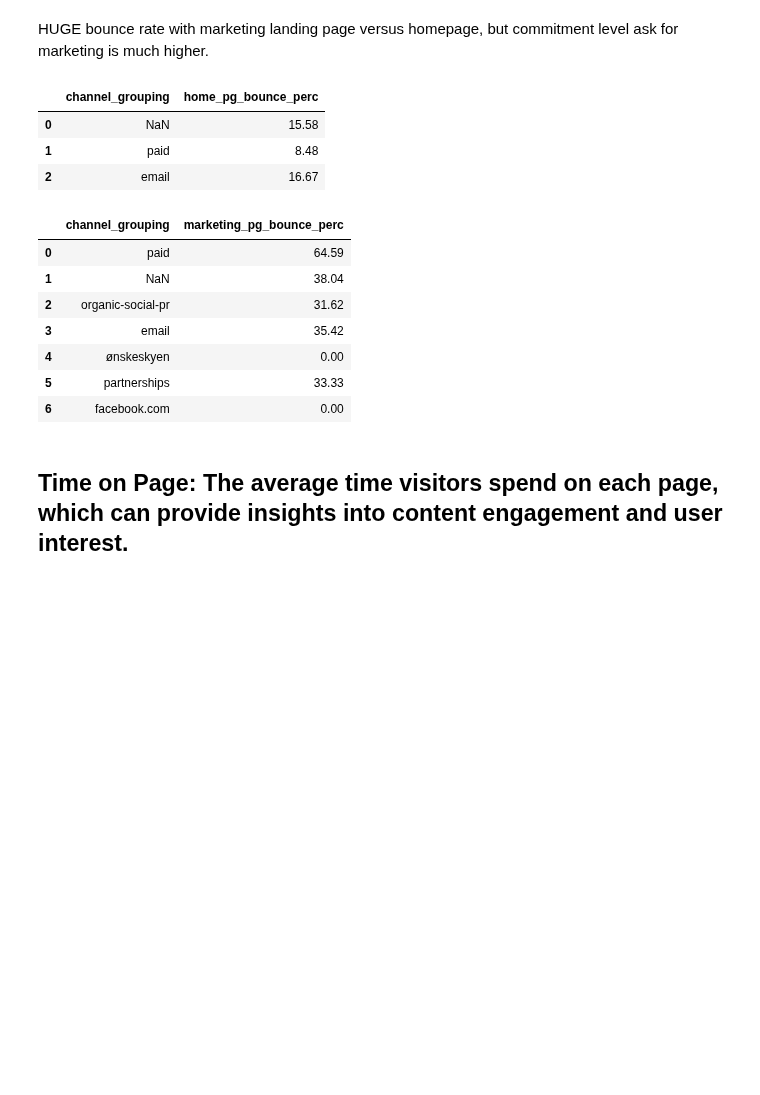
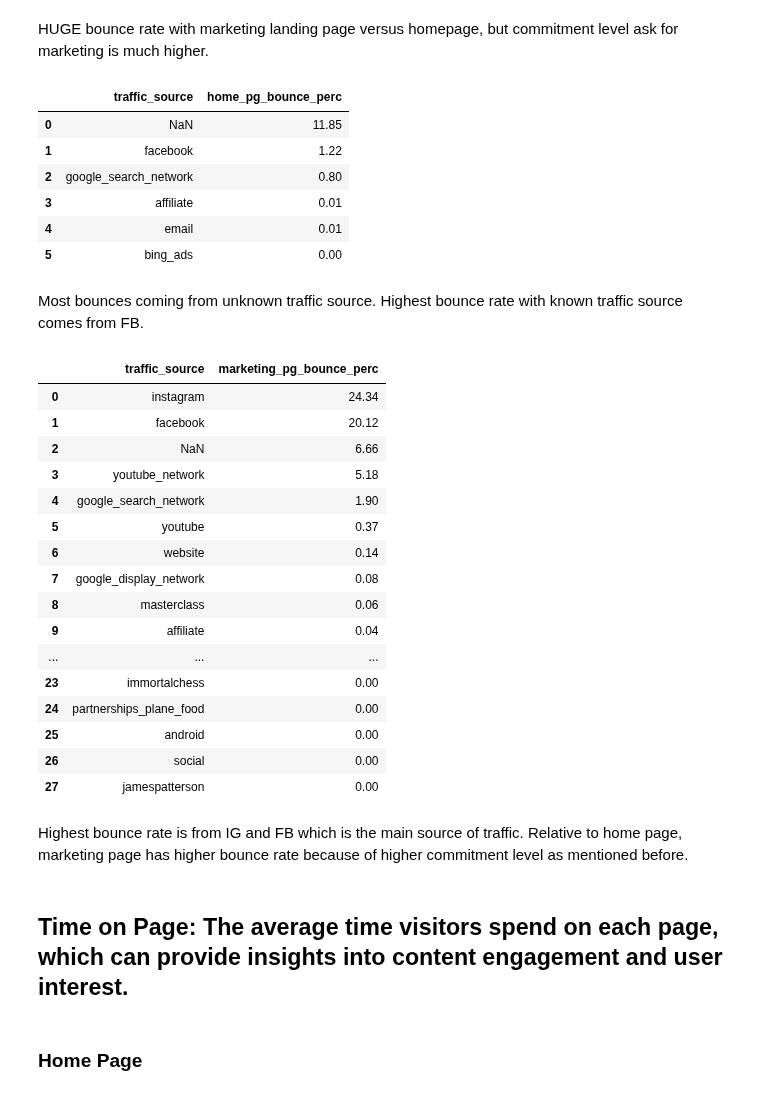
Before and after one commit to mindyng/2023-Business-Projects, a Jupyter notebook: masterclass-user-behavior-analysis-v2.ipynb, the cells around one changed output. Saved outputs shown, nothing was run; the diff lists cells and outputs as text; code cells hidden in the pictures; blank space fills up the shorter version.

Commit message:
Kaggle Notebook | Masterclass User Behavior Analysis v2 | Version 9

```diff
--- a/masterclass-user-behavior-analysis-v2.ipynb
+++ b/masterclass-user-behavior-analysis-v2.ipynb
@@ -1403,11 +1403,12 @@ duckdb.query(query).df()
 # %% [markdown]
 HUGE bounce rate with marketing landing page versus homepage, but commitment level ask for marketing is much higher.
 # %%
-# by channel group
+# by traffic source to get more granular point of view
 
 query = """
 with pg_home as (
 select anonymous_id
+, traffic_source
 , channel_grouping
 from pages
 where name = 'Home'
@@ -1440,27 +1441,34 @@ from purchase_click
 qualify row_number() over (partition by anonymous_id order by received_at) = 1
 )
 
-select channel_grouping
-, round(SUM(case when h_click.anonymous_id IS NULL THEN 1 ELSE 0 END)/count(*) * 100, 2) as home_pg_bounce_perc
+select traffic_source
+, round(SUM(case when h_click.anonymous_id IS NULL THEN 1 ELSE 0 END)/(select count(*) from pg_home) * 100, 2) as home_pg_bounce_perc
 from pg_home
 left join
 h_click
 on pg_home.anonymous_id = h_click.anonymous_id
 group by 1
+order by 2 desc
 """
 duckdb.query(query).df()
 # %% [output]
-|  | channel_grouping | home_pg_bounce_perc |
-| 0 | NaN | 15.58 |
-| 1 | paid | 8.48 |
-| 2 | email | 16.67 |
+|  | traffic_source | home_pg_bounce_perc |
+| 0 | NaN | 11.85 |
+| 1 | facebook | 1.22 |
+| 2 | google_search_network | 0.80 |
+| 3 | affiliate | 0.01 |
+| 4 | email | 0.01 |
+| 5 | bing_ads | 0.00 |
+# %% [markdown]
+Most bounces coming from unknown traffic source. Highest bounce rate with known traffic source comes from FB.
 # %%
-# by channel group
+# Marketing page bounce rate by traffic source
 
 query = """
 with pg_home as (
 select anonymous_id
 , channel_grouping
+, traffic_source
 from pages
 where name = 'Home'
 qualify row_number() over (partition by anonymous_id order by received_at) = 1
@@ -1469,45 +1477,56 @@ qualify row_number() over (partition by anonymous_id order by received_at) = 1
 , pg_mark as (
 select anonymous_id
 , channel_grouping
+, traffic_source
 from pages
 where name = 'Course Marketing'
 qualify row_number() over (partition by anonymous_id order by received_at) = 1
 )
 
 , h_click as (
 select anonymous_id
 from homepage_click
 qualify row_number() over (partition by anonymous_id order by received_at) = 1
 )
 
 , m1_click as (
 select anonymous_id
 from course_marketing_click
 qualify row_number() over (partition by anonymous_id order by received_at) = 1
 )
 
 , m2_click as (
 select anonymous_id
 from purchase_click
 qualify row_number() over (partition by anonymous_id order by received_at) = 1
 )
 
-select channel_grouping
-, round(SUM(case when m1_click.anonymous_id IS NULL and m2_click.anonymous_id IS NULL THEN 1 ELSE 0 END)/count(*) * 100, 2) as marketing_pg_bounce_perc
+select traffic_source
+, round(SUM(case when m1_click.anonymous_id IS NULL and m2_click.anonymous_id IS NULL THEN 1 ELSE 0 END)/(select count(*) from pg_mark) * 100, 2) as marketing_pg_bounce_perc
 from pg_mark
 left join m1_click
 on pg_mark.anonymous_id = m1_click.anonymous_id
 left join m2_click
 on pg_mark.anonymous_id = m2_click.anonymous_id
 group by 1
+order by 2 desc
 """
 duckdb.query(query).df()
 # %% [output]
-|  | channel_grouping | marketing_pg_bounce_perc |
-| 0 | paid | 64.59 |
-| 1 | NaN | 38.04 |
-| 2 | organic-social-pr | 31.62 |
-| 3 | email | 35.42 |
-| 4 | ønskeskyen | 0.00 |
-| 5 | partnerships | 33.33 |
-| 6 | facebook.com | 0.00 |
+|  | traffic_source | marketing_pg_bounce_perc |
+| 0 | instagram | 24.34 |
+| 1 | facebook | 20.12 |
+| 2 | NaN | 6.66 |
+| 3 | youtube_network | 5.18 |
+| 4 | google_search_network | 1.90 |
+| 5 | youtube | 0.37 |
+| 6 | website | 0.14 |
+| 7 | google_display_network | 0.08 |
+| 8 | masterclass | 0.06 |
+| 9 | affiliate | 0.04 |
+| ... | ... | ... |
+| 23 | immortalchess | 0.00 |
+| 24 | partnerships_plane_food | 0.00 |
+| 25 | android | 0.00 |
+| 26 | social | 0.00 |
+| 27 | jamespatterson | 0.00 |
@@ -1518,2 +1533,6 @@ duckdb.query(query).df()
+# %% [markdown]
+Highest bounce rate is from IG and FB which is the main source of traffic. Relative to home page, marketing page has higher bounce rate because of higher commitment level as mentioned before.
 # %% [markdown]
 ## Time on Page: The average time visitors spend on each page, which can provide insights into content engagement and user interest.
+# %% [markdown]
+### Home Page
```
Also changed, not shown: parts of 15 cells of this notebook.
